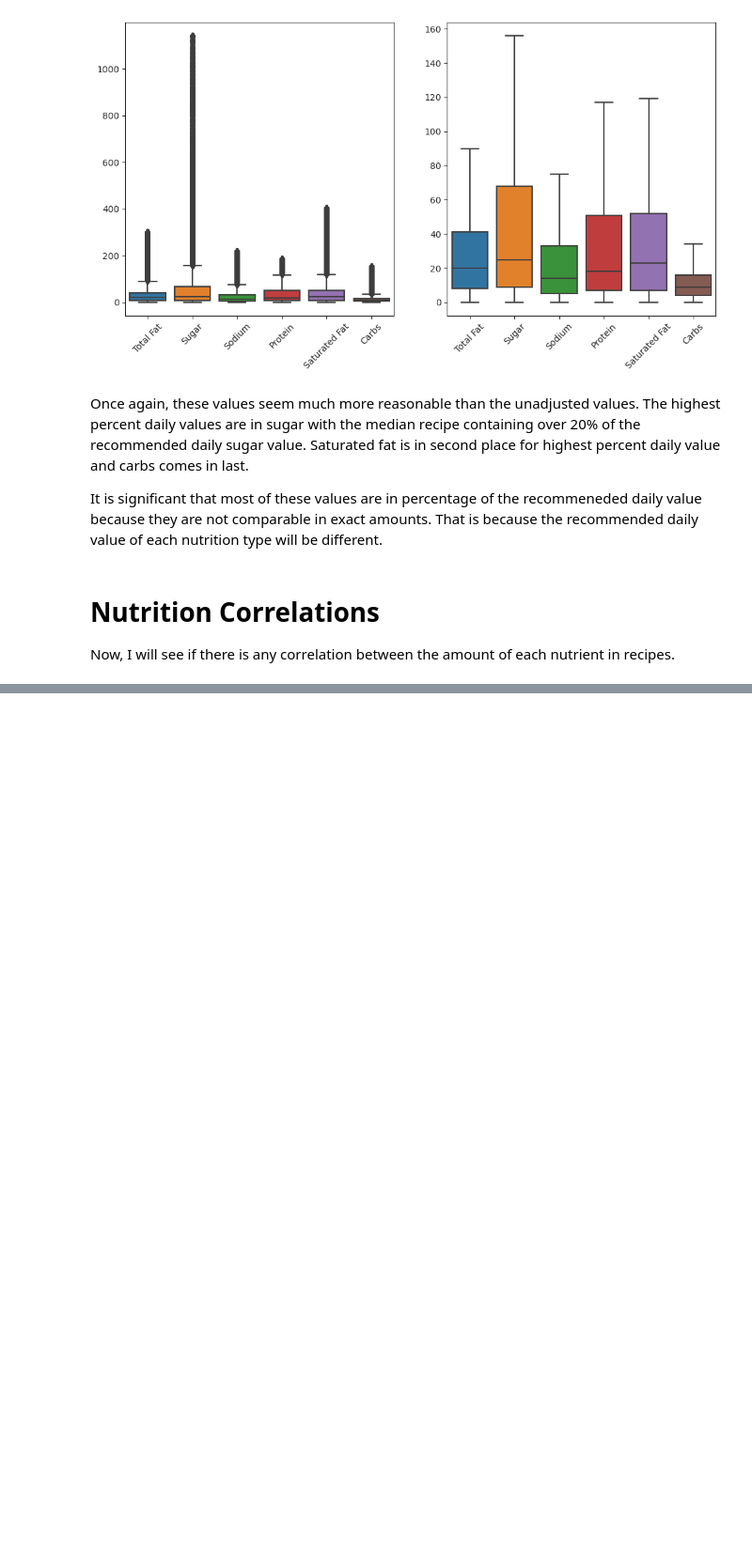
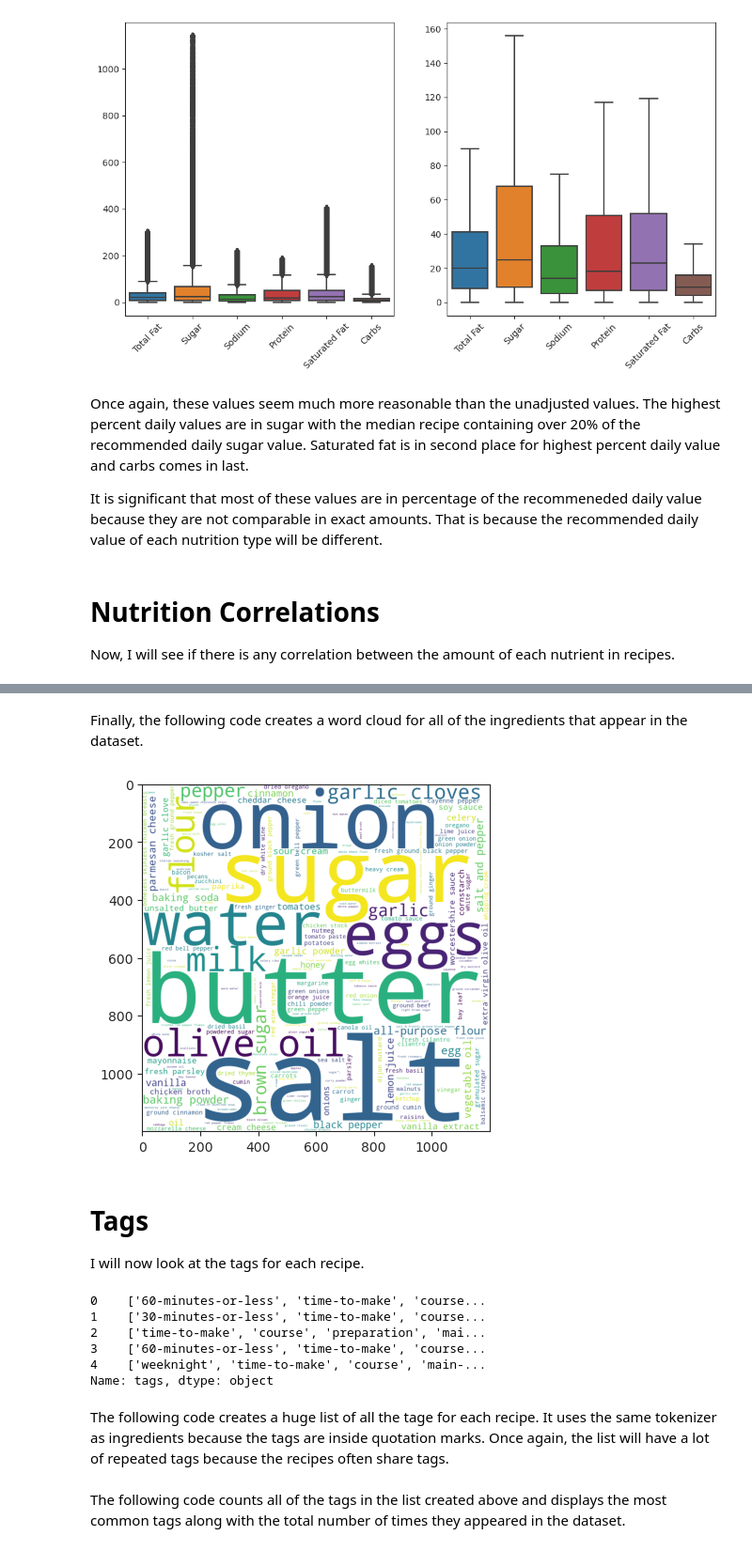
Before and after one commit to jlombino/RecipeEngine, a Jupyter notebook: Recipe_EDA.ipynb, the cells around one changed output, grey strips where cells are left out. Shown at 94% size. Drawn from its saved outputs; the diff is of its cells as text; code cells hidden in the pictures; blank space fills up the shorter version.

```diff
--- a/Recipe_EDA.ipynb
+++ b/Recipe_EDA.ipynb
@@ -495,0 +549,7 @@ There are some significant correlations between the nutrients. For example, the
+# %%
+tokenizer = nltk.tokenize.RegexpTokenizer(r"'(.*?)'", gaps=True)
+
+ingredient = raw_recipes['ingredients'].fillna('blank').astype('str')
+ingredient_tokens = tokenizer.tokenize(text=ingredient.str.cat(sep=' '))
+filtered_ingredient_tokens = [token for token in ingredient_tokens if token not in stop
+                             and token not in [', ','] [']]
@@ -495,0 +558,3 @@ There are some significant correlations between the nutrients. For example, the
+# %%
+ingr_freq = nltk.FreqDist(filtered_ingredient_tokens)
+ingr_freq.most_common(20)
@@ -495,0 +582,23 @@ There are some significant correlations between the nutrients. For example, the
+# %% [markdown]
+Finally, the following code creates a word cloud for all of the ingredients that appear in the dataset.
+# %%
+ingr_cloud = WordCloud(background_color="white",width=1200,
+                        height=1200).generate_from_frequencies(dict(ingr_freq))
+plt.imshow(ingr_cloud);
+# %% [output]
+[figure, added]
+# %% [markdown]
+# Tags
+
+I will now look at the tags for each recipe.
+# %%
+raw_recipes['tags'].head()
+# %% [output]
+0    ['60-minutes-or-less', 'time-to-make', 'course...
+1    ['30-minutes-or-less', 'time-to-make', 'course...
+2    ['time-to-make', 'course', 'preparation', 'mai...
+3    ['60-minutes-or-less', 'time-to-make', 'course...
+4    ['weeknight', 'time-to-make', 'course', 'main-...
+Name: tags, dtype: object
+# %% [markdown]
+The following code creates a huge list of all the tage for each recipe. It uses the same tokenizer as ingredients because the tags are inside quotation marks. Once again, the list will have a lot of repeated tags because the recipes often share tags.
@@ -495,0 +610,2 @@ There are some significant correlations between the nutrients. For example, the
+# %% [markdown]
+The following code counts all of the tags in the list created above and displays the most common tags along with the total number of times they appeared in the dataset.
```
Also changed, not shown: parts of 65 cells of this notebook.
